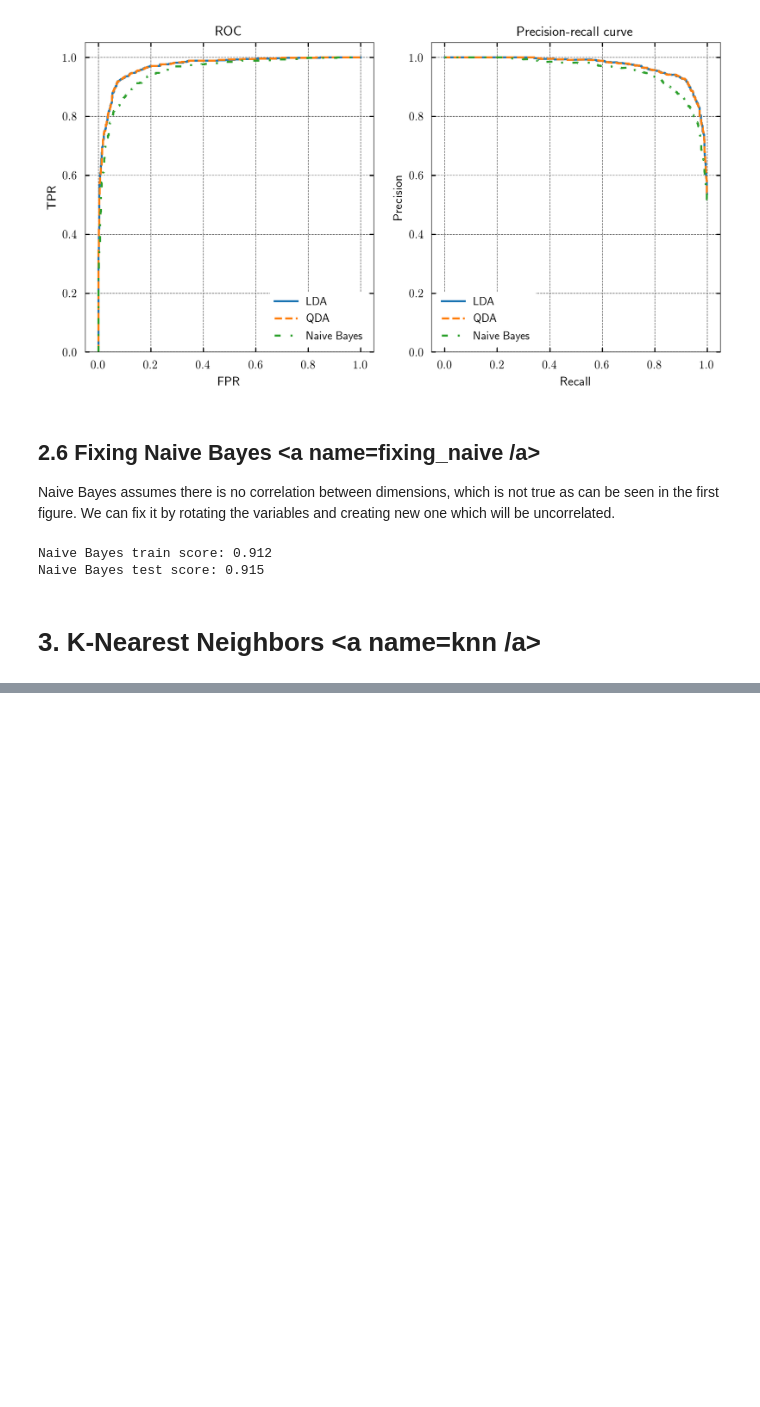
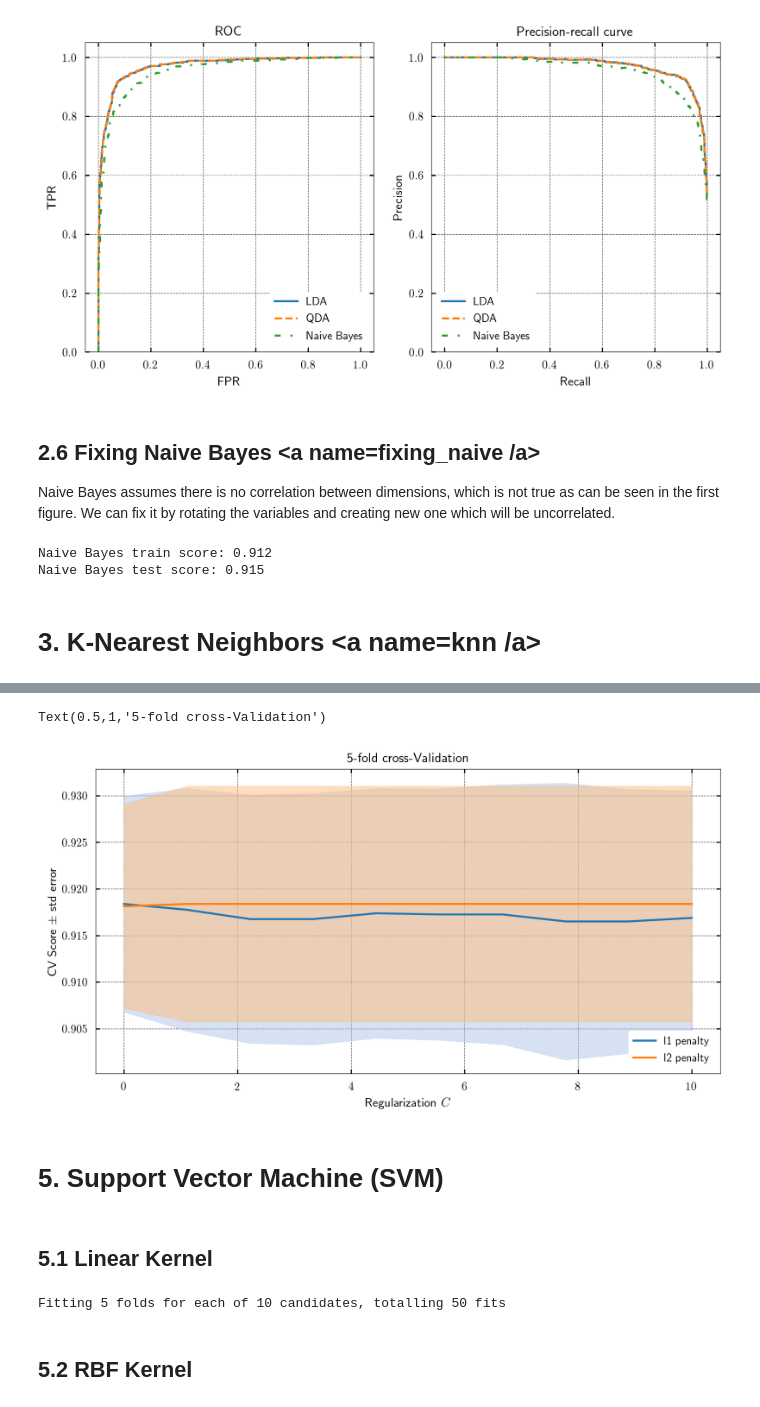
Before and after one commit to dkajtoch/Machine-Learning-Tutorials, a Jupyter notebook: Classification_Tutorial.ipynb, the cells around one changed output, grey strips where cells are left out. Cells and saved outputs as stored; diff of their text form; code cells hidden in the pictures; blank space fills up the shorter version.

```diff
--- a/Classification_Tutorial.ipynb
+++ b/Classification_Tutorial.ipynb
@@ -329,0 +398,16 @@ Naive Bayes test score: 0.915
+# %%
+from sklearn.linear_model import LogisticRegression
+
+# Logistic Regression automatically put numerical labels
+lr = LogisticRegression()
+param_grid = {'penalty':['l1','l2'],
+              'C':np.linspace(0.001,10,10)
+             }
+
+clf = GridSearchCV( estimator=lr,
+                    param_grid=param_grid,
+                    cv=5,
+                    verbose=True
+                  )
+
+clf.fit( X_train, y_train )
@@ -329,0 +427,59 @@ Naive Bayes test score: 0.915
+# %%
+plot_mean = clf.cv_results_['mean_test_score']
+plot_std  = clf.cv_results_['std_test_score']
+C_tab     = np.array( [clf.cv_results_['params'][i]['C'] for i in range(0, len(plot_mean))] )
+
+plt.close()
+
+fig, ax = plt.subplots()
+
+# Manhattan metric
+ax.plot( C_tab[::2], plot_mean[::2],
+         c=color_palette[0],
+         label='l1 penalty'
+       )
+ax.fill_between( C_tab[::2], plot_mean[::2]-2.*plot_std[::2], plot_mean[::2]+2.*plot_std[::2],
+                 color=color_palette[1],
+                 alpha=0.5
+               )
+
+# Euclidean metric
+ax.plot( C_tab[1::2], plot_mean[1::2],
+         c=color_palette[2],
+         label='l2 penalty'
+       )
+ax.fill_between( C_tab[1::2], plot_mean[1::2]-2.*plot_std[1::2], plot_mean[1::2]+2.*plot_std[1::2],
+                 color=color_palette[3],
+                 alpha=0.5
+               )
+
+ax.legend(loc='lower right')
+ax.set_xlabel('Regularization $C$')
+ax.set_ylabel('CV Score $\pm$ std error')
+ax.set_title('5-fold cross-Validation')
+# %% [output]
+Text(0.5,1,'5-fold cross-Validation')
+[figure, added]
+# %% [markdown]
+# 5. Support Vector Machine (SVM)
+# %% [markdown]
+## 5.1 Linear Kernel
+# %%
+from sklearn.model_selection import GridSearchCV
+from sklearn.svm import SVC
+
+svc = SVC()
+
+param_grid = {'kernel':['linear'],
+              'C':np.linspace(0.0001,10,10)
+             }
+
+clf = GridSearchCV( estimator=svc,
+                    param_grid=param_grid,
+                    cv=5,
+                    verbose=True
+                  )
+
+clf.fit( X_train, y_train )
+# %% [output]
+Fitting 5 folds for each of 10 candidates, totalling 50 fits
@@ -329,0 +519,2 @@ Naive Bayes test score: 0.915
+# %% [markdown]
+## 5.2 RBF Kernel
```
Also changed, not shown: parts of 5 cells of this notebook, 1 other file.
